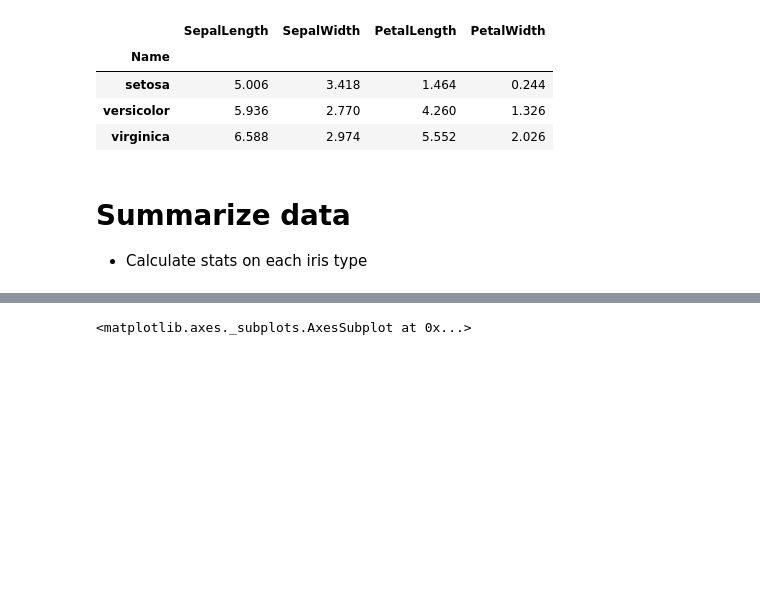
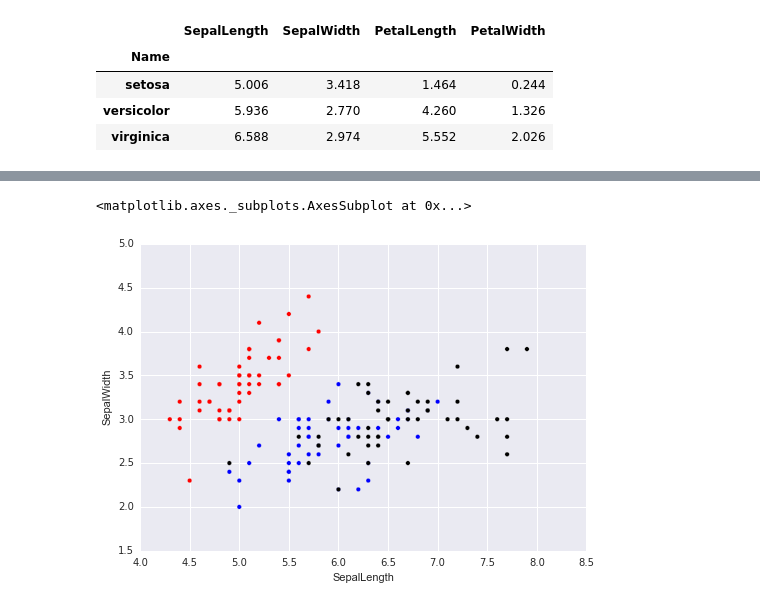
Before and after one commit to digideskio/pydata-strata-2015, a Jupyter notebook: exploring-pandas.ipynb, the cells around one changed output, grey strips where cells are left out. Saved outputs shown, nothing was run; the diff lists cells and outputs as text; code cells hidden in the pictures; blank space fills up the shorter version.

```diff
--- a/exploring-pandas.ipynb
+++ b/exploring-pandas.ipynb
@@ -51,6 +65,3 @@ df.groupby('Name').mean()
 | setosa | 5.006 | 3.418 | 1.464 | 0.244 |
 | versicolor | 5.936 | 2.770 | 4.260 | 1.326 |
 | virginica | 6.588 | 2.974 | 5.552 | 2.026 |
-# %% [markdown]
-# Summarize data
-* Calculate stats on each iris type
@@ -59,3 +70,4 @@ g = df.groupby('Name')
 # %%
-df.plot(kind='scatter', x='SepalLength', y='SepalWidth')
+colors = {'setosa':'red', 'versicolor':'blue', 'virginica':'black'}
+df.plot(kind='scatter', x='SepalLength', y='SepalWidth', c=df['Name'].apply(lambda x: colors[x]))
 # %% [output]
@@ -64,4 +74,5 @@ df.plot(kind='scatter', x='SepalLength', y='SepalWidth')
 <matplotlib.axes._subplots.AxesSubplot at 0x...>
+[figure, added]
 # %%
 from pandas.tools.plotting import radviz
 plt.figure(figsize=(8,6))
```
Also changed, not shown: parts of 8 cells of this notebook.
